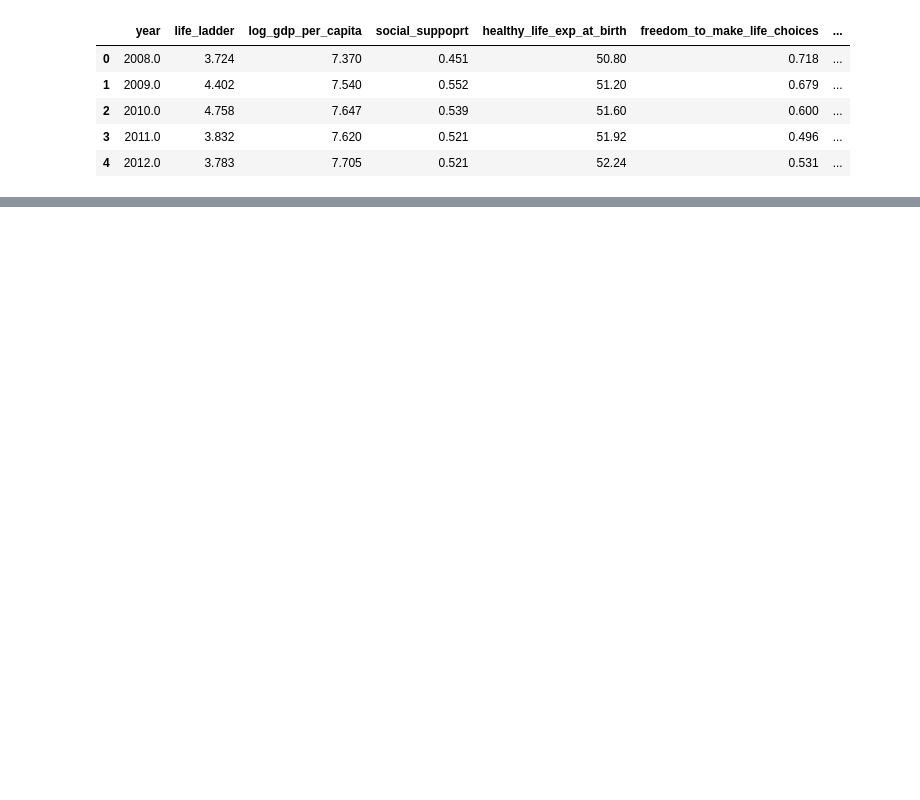
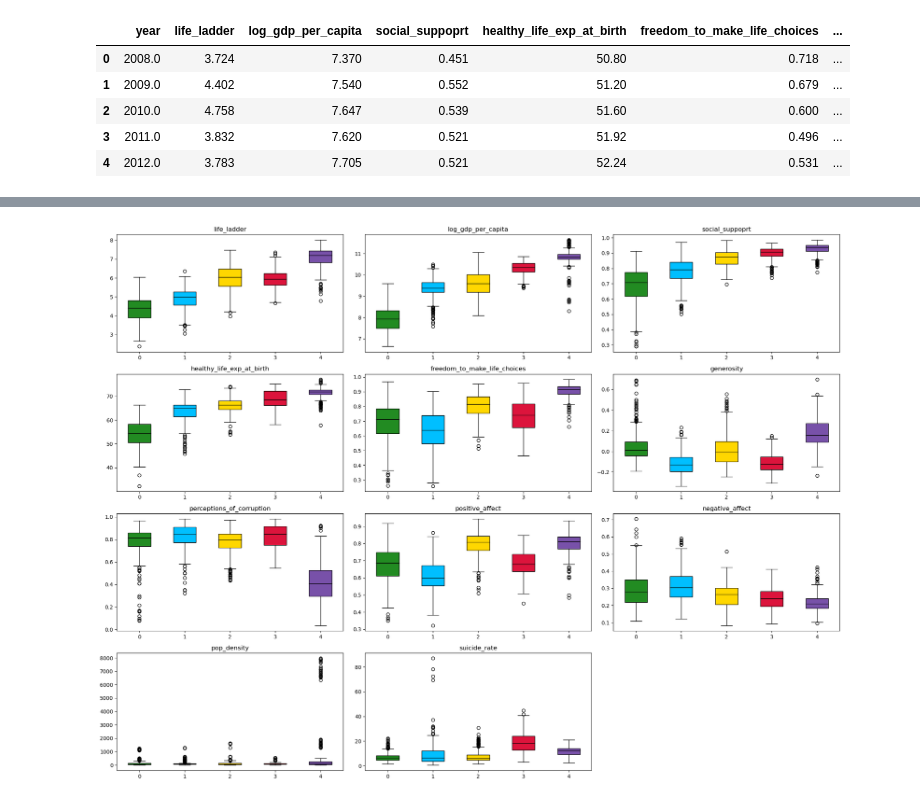
Before and after one commit to khtamkivi/DDS_project_2023, a Jupyter notebook: Clustering_Karl.ipynb, the cells around one changed output, grey strips where cells are left out. Saved outputs shown, nothing was run; the diff lists cells and outputs as text; code cells hidden in the pictures; blank space fills up the shorter version.

```diff
--- a/Clustering_Karl.ipynb
+++ b/Clustering_Karl.ipynb
@@ -271,0 +274,38 @@ averages.head()
+# %%
+cluster_data_filter = cluster_data[variables]
+# %%
+plt.figure(figsize=(20, 15))
+
+color_map = {
+        '0': '#228B22',
+        '1': '#00BFFF',
+        '2': '#FFD700',
+        '3': '#DC143C',
+        '4': '#7851A9'}
+
+#Iterate through each column except 'cluster' to create a boxplot
+for i, column in enumerate(cluster_data_filter.columns[:-1], 1):
+    plt.subplot(4, 3, i)
+
+    #Create a list of data for each cluster for the current column
+    data_to_plot = [cluster_data_filter[cluster_data_filter['cluster'] == cluster][column] for cluster in ['0', '1', '2', '3', '4']]
+
+    bp = plt.boxplot(data_to_plot, patch_artist=True)
+
+    #Setting the colors for each boxplot
+    for patch, color in zip(bp['boxes'], color_map.values()):
+        patch.set_facecolor(color)
+
+    #Changing the color of the median line
+    for median in bp['medians']:
+        median.set_color('black')
+        median.set_linewidth(1)
+
+    plt.title(column)
+    plt.xticks(ticks=[1, 2, 3, 4, 5], labels=[str(x) for x in color_map.keys()])
+    plt.xlim(0.5, 5.5)
+
+plt.tight_layout()
+plt.show()
+# %% [output]
+[figure, added]
```
Also changed, not shown: parts of 12 cells of this notebook.
